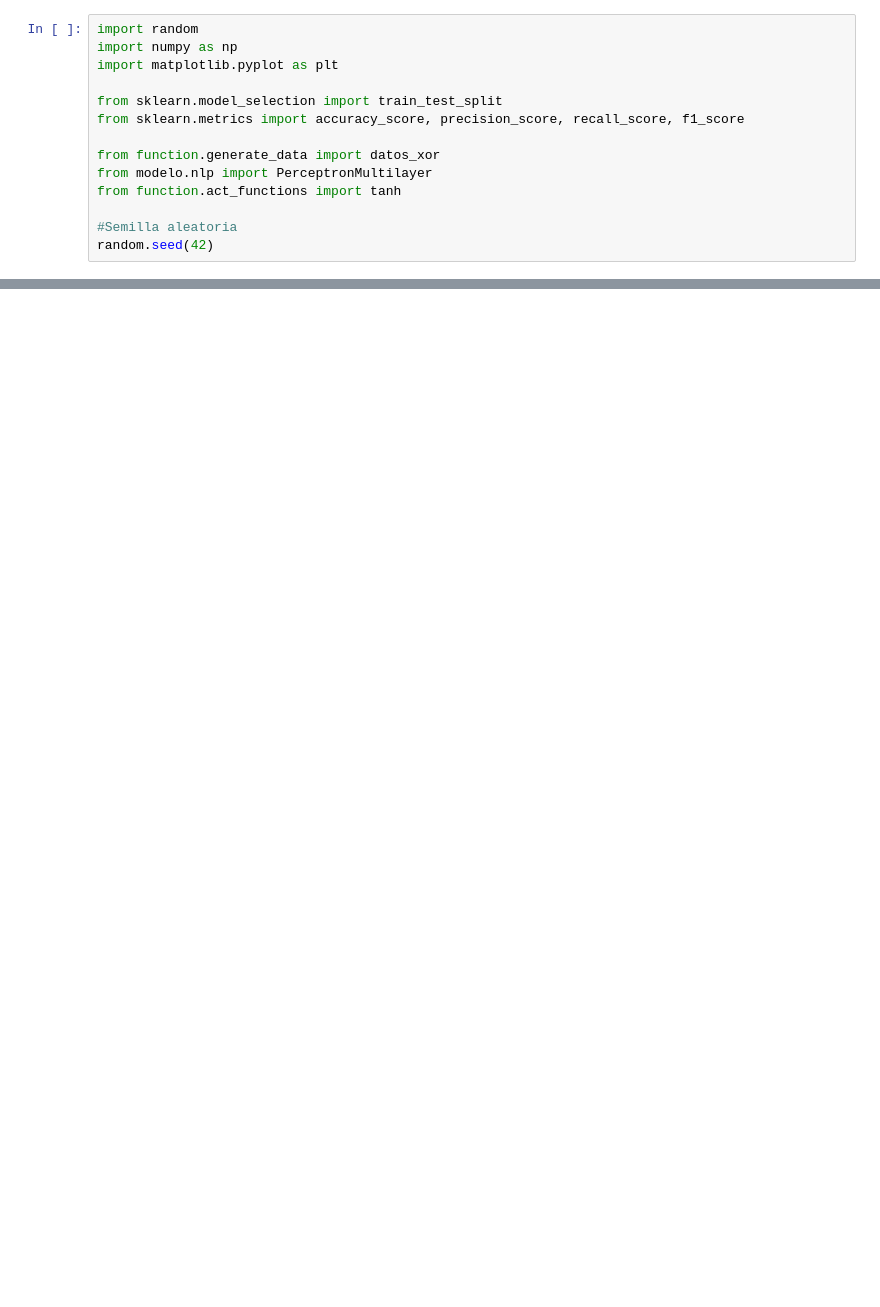
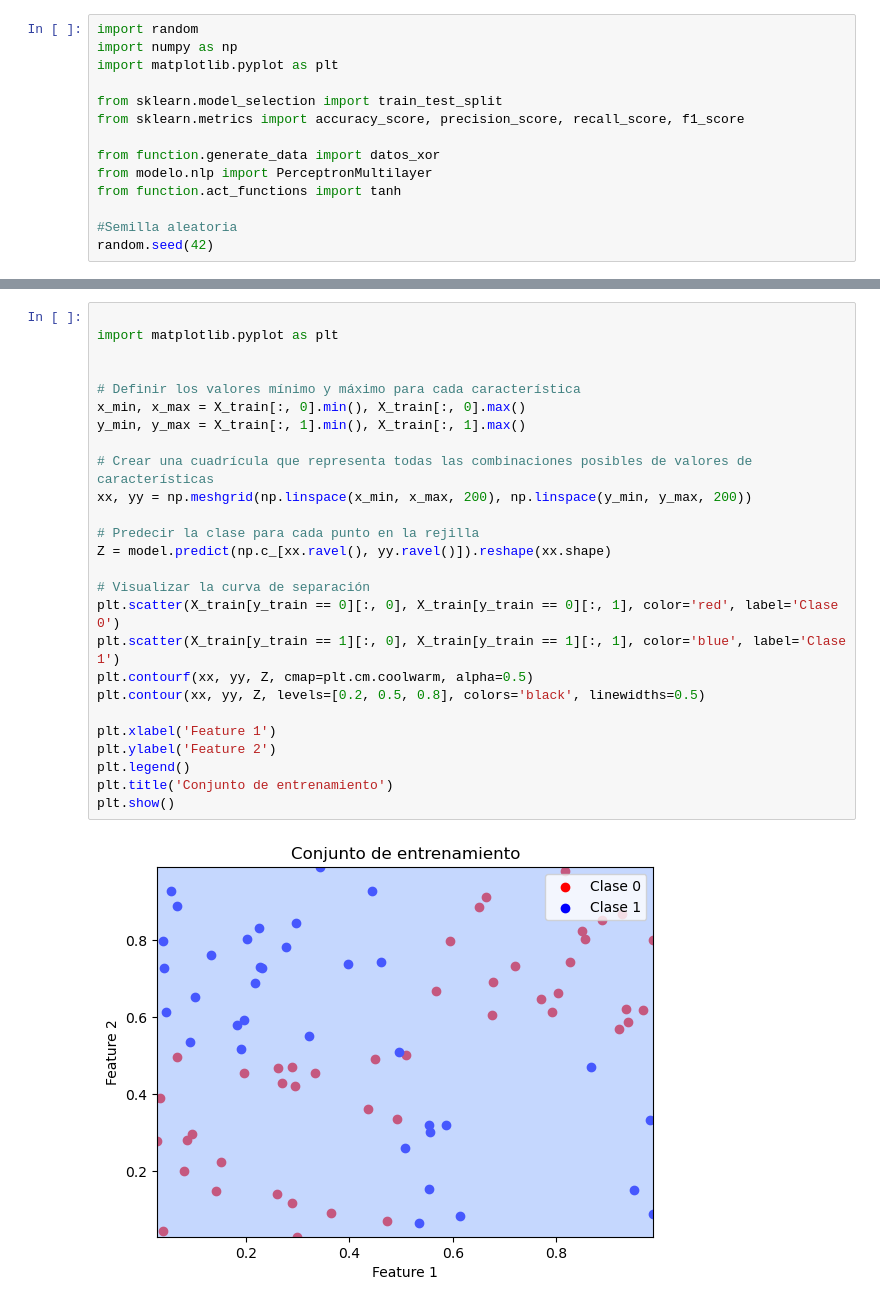
Before and after one commit to adrianyaniri/redesNeuronales, a Jupyter notebook: notebooks/mulitcapa.ipynb, the cells around one changed output, grey strips where cells are left out. Drawn from its saved outputs; the diff is of its cells as text; blank space fills up the shorter version.

```diff
--- a/notebooks/mulitcapa.ipynb
+++ b/notebooks/mulitcapa.ipynb
@@ -103,0 +81,28 @@ plt.show()
+# %%
+
+import matplotlib.pyplot as plt
+
+
+# Definir los valores mínimo y máximo para cada característica
+x_min, x_max = X_train[:, 0].min(), X_train[:, 0].max()
+y_min, y_max = X_train[:, 1].min(), X_train[:, 1].max()
+
+# Crear una cuadrícula que representa todas las combinaciones posibles de valores de características
+xx, yy = np.meshgrid(np.linspace(x_min, x_max, 200), np.linspace(y_min, y_max, 200))
+
+# Predecir la clase para cada punto en la rejilla
+Z = model.predict(np.c_[xx.ravel(), yy.ravel()]).reshape(xx.shape)
+
+# Visualizar la curva de separación
+plt.scatter(X_train[y_train == 0][:, 0], X_train[y_train == 0][:, 1], color='red', label='Clase 0')
+plt.scatter(X_train[y_train == 1][:, 0], X_train[y_train == 1][:, 1], color='blue', label='Clase 1')
+plt.contourf(xx, yy, Z, cmap=plt.cm.coolwarm, alpha=0.5)
+plt.contour(xx, yy, Z, levels=[0.2, 0.5, 0.8], colors='black', linewidths=0.5)
+
+plt.xlabel('Feature 1')
+plt.ylabel('Feature 2')
+plt.legend()
+plt.title('Conjunto de entrenamiento')
+plt.show()
+# %% [output]
+[figure, added]
```
Also changed, not shown: parts of 6 cells of this notebook, 2 other files.
